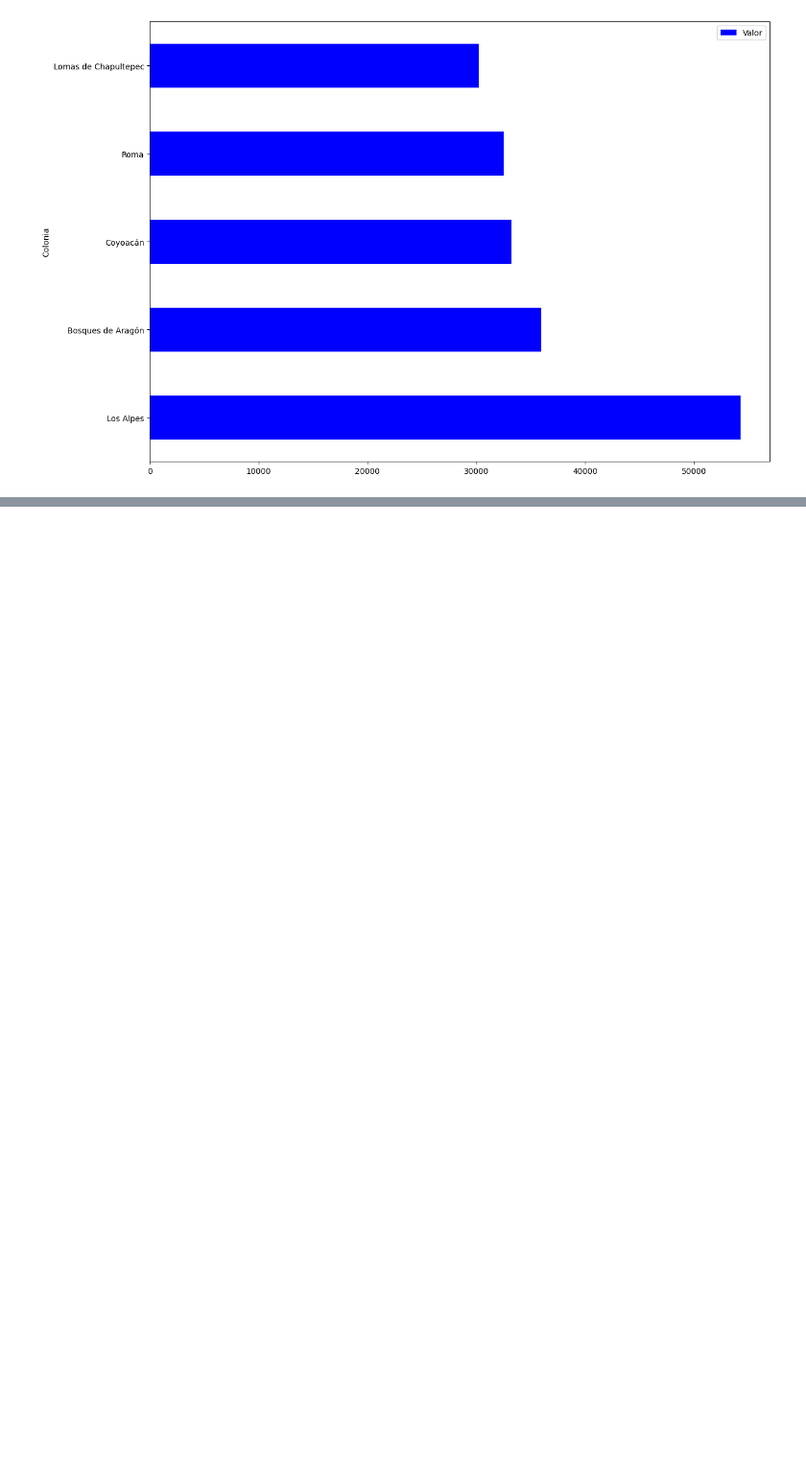
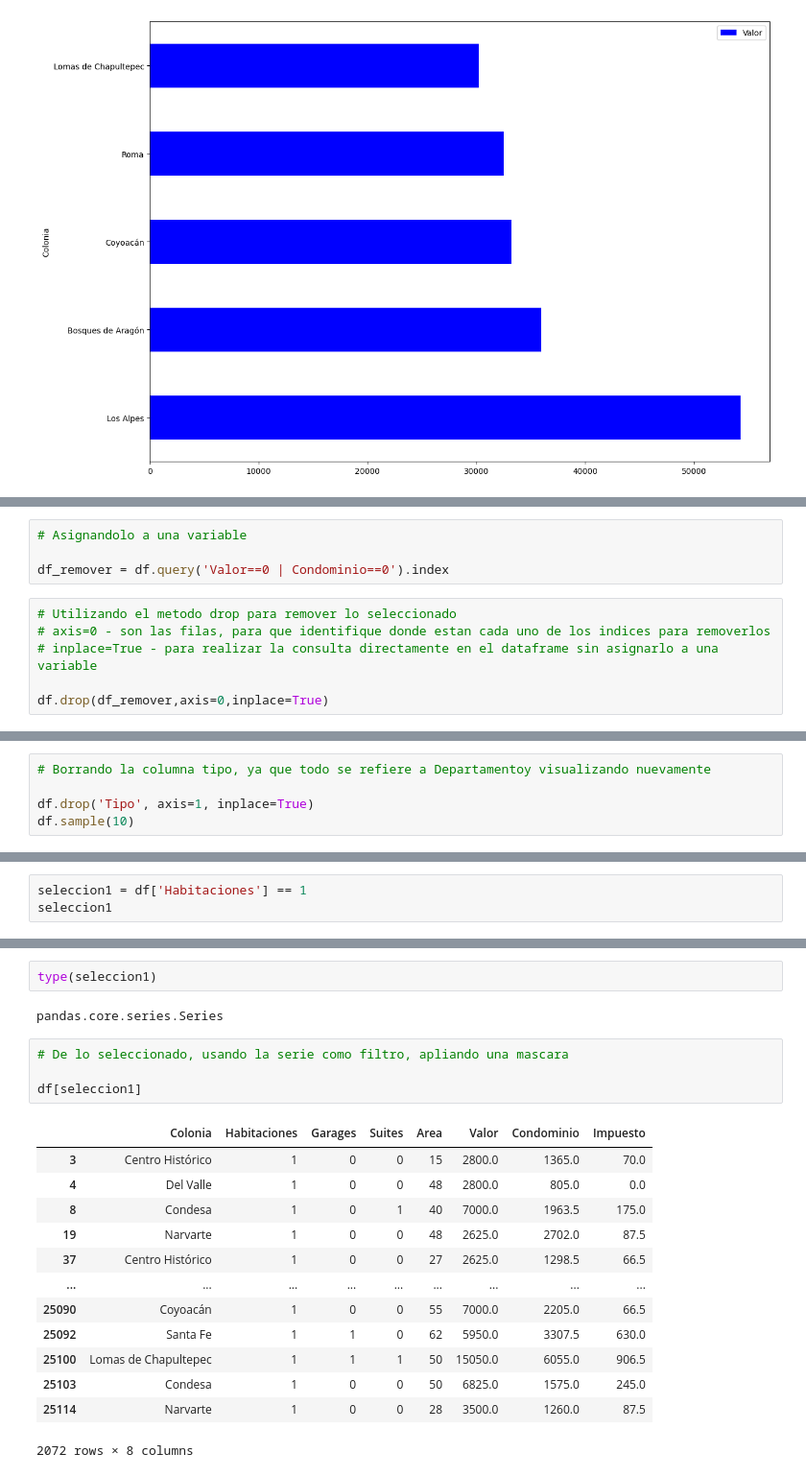
Before and after one commit to jbcodedev/py-pandas-bib, a Jupyter notebook: pandas-bib.ipynb, the cells around one changed output, grey strips where cells are left out. Shown: that part at 96% size. Saved outputs shown, nothing was run; the diff lists cells and outputs as text; blank space fills up the shorter version.

Commit message:
Processing and filtering of data with Pandas

```diff
--- a/pandas-bib.ipynb
+++ b/pandas-bib.ipynb
@@ -485,0 +595,10 @@ df_colonias.plot(kind='barh', figsize=(14,10), color='blue');
+# %%
+# Asignandolo a una variable
+
+df_remover = df.query('Valor==0 | Condominio==0').index
+# %%
+# Utilizando el metodo drop para remover lo seleccionado
+# axis=0 - son las filas, para que identifique donde estan cada uno de los indices para removerlos
+# inplace=True - para realizar la consulta directamente en el dataframe sin asignarlo a una variable
+
+df.drop(df_remover,axis=0,inplace=True)
@@ -485,0 +626,5 @@ df_colonias.plot(kind='barh', figsize=(14,10), color='blue');
+# %%
+# Borrando la columna tipo, ya que todo se refiere a Departamentoy visualizando nuevamente
+
+df.drop('Tipo', axis=1, inplace=True)
+df.sample(10)
@@ -485,0 +647,3 @@ df_colonias.plot(kind='barh', figsize=(14,10), color='blue');
+# %%
+seleccion1 = df['Habitaciones'] == 1
+seleccion1
@@ -485,0 +663,22 @@ df_colonias.plot(kind='barh', figsize=(14,10), color='blue');
+# %%
+type(seleccion1)
+# %% [output]
+pandas.core.series.Series
+# %%
+# De lo seleccionado, usando la serie como filtro, apliando una mascara
+
+df[seleccion1]
+# %% [output]
+|  | Colonia | Habitaciones | Garages | Suites | Area | Valor | Condominio | Impuesto |
+| 3 | Centro Histórico | 1 | 0 | 0 | 15 | 2800.0 | 1365.0 | 70.0 |
+| 4 | Del Valle | 1 | 0 | 0 | 48 | 2800.0 | 805.0 | 0.0 |
+| 8 | Condesa | 1 | 0 | 1 | 40 | 7000.0 | 1963.5 | 175.0 |
+| 19 | Narvarte | 1 | 0 | 0 | 48 | 2625.0 | 2702.0 | 87.5 |
+| 37 | Centro Histórico | 1 | 0 | 0 | 27 | 2625.0 | 1298.5 | 66.5 |
+| ... | ... | ... | ... | ... | ... | ... | ... | ... |
+| 25090 | Coyoacán | 1 | 0 | 0 | 55 | 7000.0 | 2205.0 | 66.5 |
+| 25092 | Santa Fe | 1 | 1 | 0 | 62 | 5950.0 | 3307.5 | 630.0 |
+| 25100 | Lomas de Chapultepec | 1 | 1 | 1 | 50 | 15050.0 | 6055.0 | 906.5 |
+| 25103 | Condesa | 1 | 0 | 0 | 50 | 6825.0 | 1575.0 | 245.0 |
+| 25114 | Narvarte | 1 | 0 | 0 | 28 | 3500.0 | 1260.0 | 87.5 |
+2072 rows × 8 columns
```
Also changed, not shown: parts of 31 cells of this notebook.
